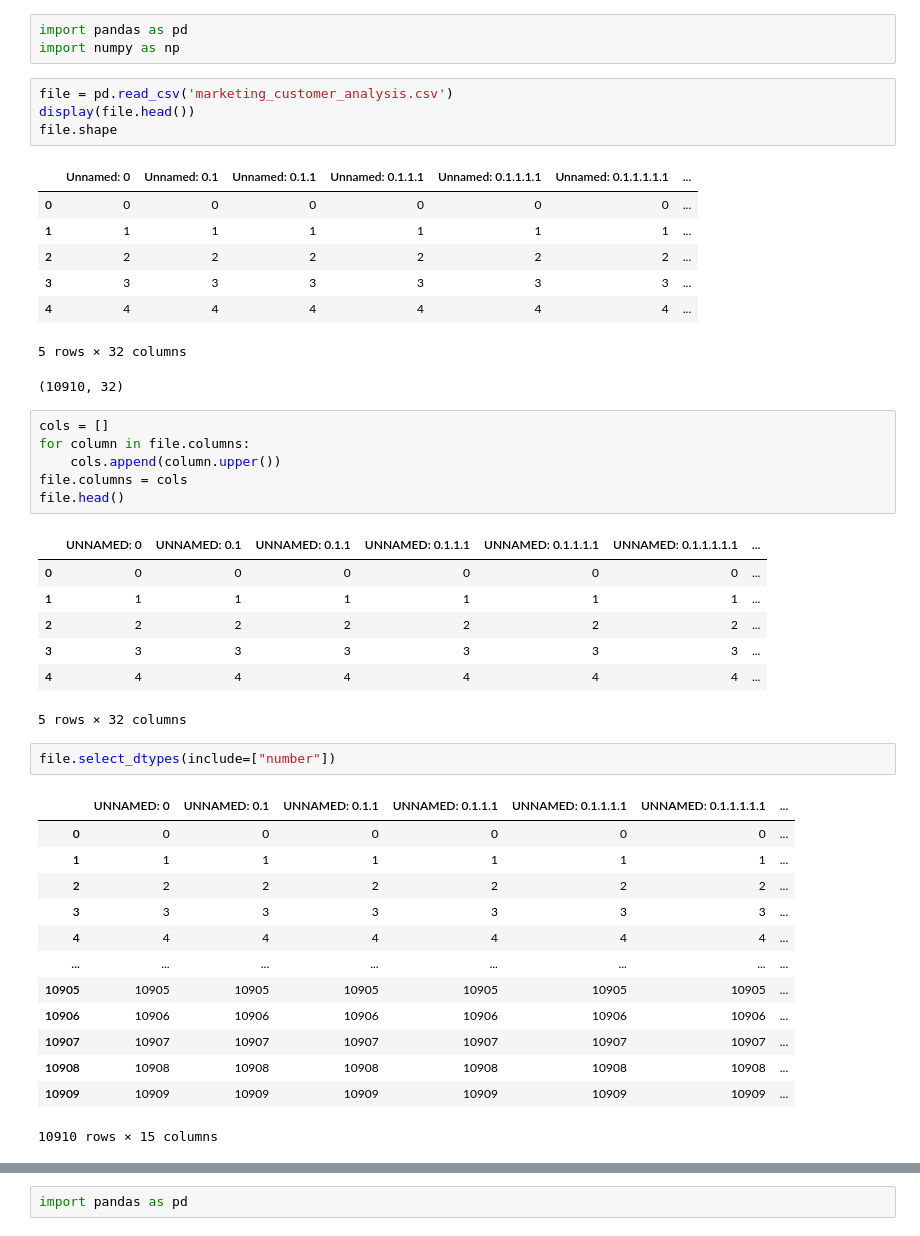
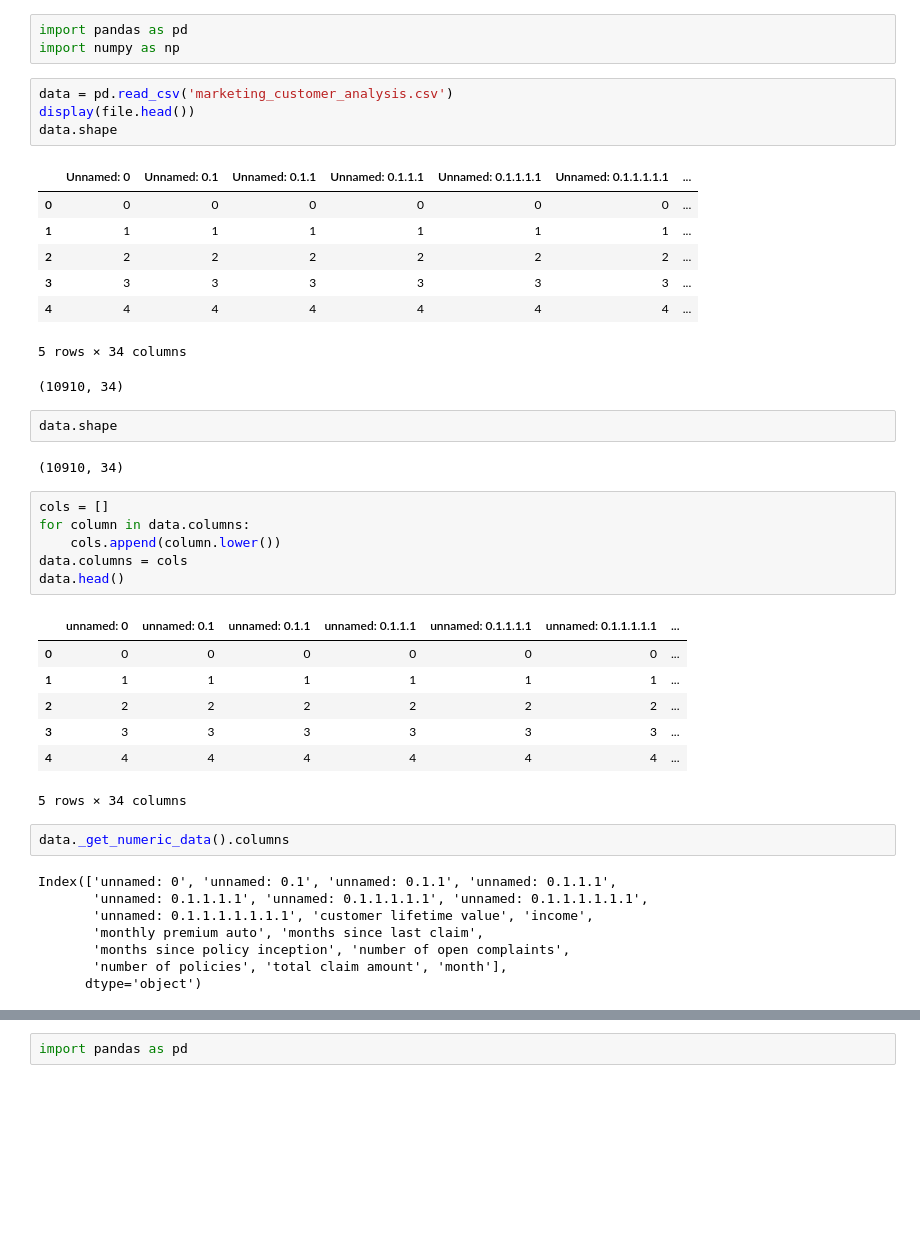
Before and after one commit to Eleni39/lab-customer-analysis-round-2, a Jupyter notebook: files_for_lab/csv_files/Customer Analysis Round 2, 3, 4, 5.ipynb, the cells around one changed output, grey strips where cells are left out. Drawn from its saved outputs; the diff is of its cells as text; blank space fills up the shorter version.

```diff
--- a/files_for_lab/csv_files/Customer Analysis Round 2, 3, 4, 5.ipynb
+++ b/files_for_lab/csv_files/Customer Analysis Round 2, 3, 4, 5.ipynb
@@ -6,9 +6,9 @@ Show Dataframe Shape:
 import pandas as pd
 import numpy as np
 # %%
-file = pd.read_csv('marketing_customer_analysis.csv')
+data = pd.read_csv('marketing_customer_analysis.csv')
 display(file.head())
-file.shape
+data.shape
 # %% [output]
 |  | Unnamed: 0 | Unnamed: 0.1 | Unnamed: 0.1.1 | Unnamed: 0.1.1.1 | Unnamed: 0.1.1.1.1 | Unnamed: 0.1.1.1.1.1 | ... |
 | 0 | 0 | 0 | 0 | 0 | 0 | 0 | ... |
@@ -16,36 +16,34 @@ file.shape
 | 2 | 2 | 2 | 2 | 2 | 2 | 2 | ... |
 | 3 | 3 | 3 | 3 | 3 | 3 | 3 | ... |
 | 4 | 4 | 4 | 4 | 4 | 4 | 4 | ... |
-5 rows × 32 columns
+5 rows × 34 columns
-(10910, 32)
+(10910, 34)
+# %%
+data.shape
+# %% [output]
+(10910, 34)
 # %%
 cols = []
-for column in file.columns:
-    cols.append(column.upper())
-file.columns = cols
-file.head()
+for column in data.columns:
+    cols.append(column.lower())
+data.columns = cols
+data.head()
 # %% [output]
-|  | UNNAMED: 0 | UNNAMED: 0.1 | UNNAMED: 0.1.1 | UNNAMED: 0.1.1.1 | UNNAMED: 0.1.1.1.1 | UNNAMED: 0.1.1.1.1.1 | ... |
+|  | unnamed: 0 | unnamed: 0.1 | unnamed: 0.1.1 | unnamed: 0.1.1.1 | unnamed: 0.1.1.1.1 | unnamed: 0.1.1.1.1.1 | ... |
 | 0 | 0 | 0 | 0 | 0 | 0 | 0 | ... |
 | 1 | 1 | 1 | 1 | 1 | 1 | 1 | ... |
 | 2 | 2 | 2 | 2 | 2 | 2 | 2 | ... |
 | 3 | 3 | 3 | 3 | 3 | 3 | 3 | ... |
 | 4 | 4 | 4 | 4 | 4 | 4 | 4 | ... |
-5 rows × 32 columns
+5 rows × 34 columns
 # %%
-file.select_dtypes(include=["number"])
+data._get_numeric_data().columns
 # %% [output]
-|  | UNNAMED: 0 | UNNAMED: 0.1 | UNNAMED: 0.1.1 | UNNAMED: 0.1.1.1 | UNNAMED: 0.1.1.1.1 | UNNAMED: 0.1.1.1.1.1 | ... |
-| 0 | 0 | 0 | 0 | 0 | 0 | 0 | ... |
-| 1 | 1 | 1 | 1 | 1 | 1 | 1 | ... |
-| 2 | 2 | 2 | 2 | 2 | 2 | 2 | ... |
-| 3 | 3 | 3 | 3 | 3 | 3 | 3 | ... |
-| 4 | 4 | 4 | 4 | 4 | 4 | 4 | ... |
-| ... | ... | ... | ... | ... | ... | ... | ... |
-| 10905 | 10905 | 10905 | 10905 | 10905 | 10905 | 10905 | ... |
-| 10906 | 10906 | 10906 | 10906 | 10906 | 10906 | 10906 | ... |
-| 10907 | 10907 | 10907 | 10907 | 10907 | 10907 | 10907 | ... |
-| 10908 | 10908 | 10908 | 10908 | 10908 | 10908 | 10908 | ... |
-| 10909 | 10909 | 10909 | 10909 | 10909 | 10909 | 10909 | ... |
-10910 rows × 15 columns
+Index(['unnamed: 0', 'unnamed: 0.1', 'unnamed: 0.1.1', 'unnamed: 0.1.1.1',
+       'unnamed: 0.1.1.1.1', 'unnamed: 0.1.1.1.1.1', 'unnamed: 0.1.1.1.1.1.1',
+       'unnamed: 0.1.1.1.1.1.1.1', 'customer lifetime value', 'income',
+       'monthly premium auto', 'months since last claim',
+       'months since policy inception', 'number of open complaints',
+       'number of policies', 'total claim amount', 'month'],
+      dtype='object')
 # %%
```
Also changed, not shown: parts of 27 cells of this notebook, 3 other files.
